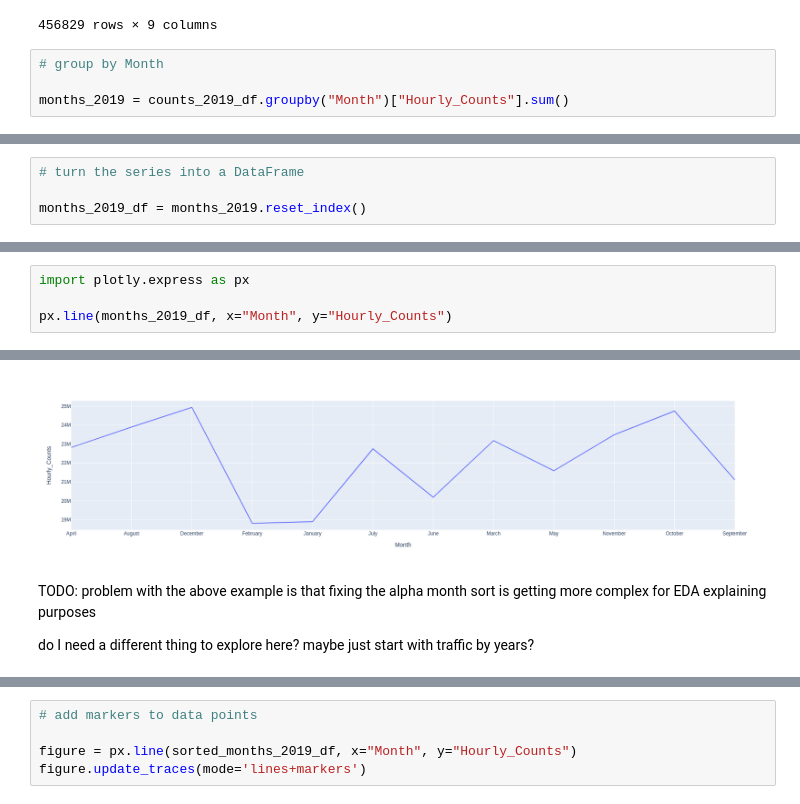
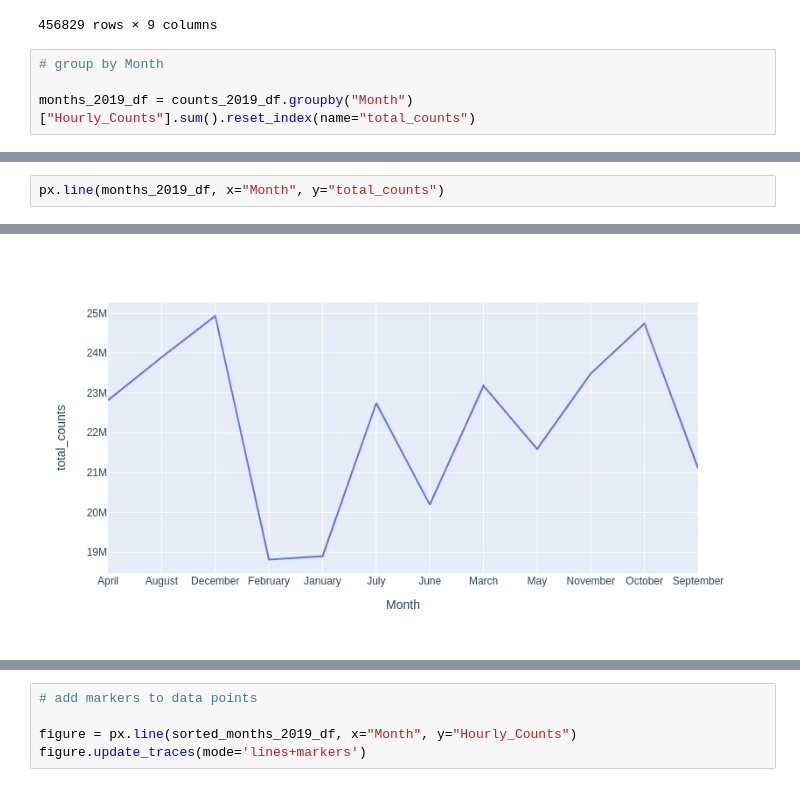
Before and after one commit to ned2/melbviz, a Jupyter notebook: notebooks/interactive_data_viz.ipynb, the cells around one changed output, grey strips where cells are left out. Saved outputs shown, nothing was run; the diff lists cells and outputs as text.

```diff
--- a/notebooks/interactive_data_viz.ipynb
+++ b/notebooks/interactive_data_viz.ipynb
@@ -247,5 +356,5 @@ counts_2019_df = counts_df[counts_df["Year"] == 2019]
 # %%
 # group by Month
 
-months_2019 = counts_2019_df.groupby("Month")["Hourly_Counts"].sum()
+months_2019_df = counts_2019_df.groupby("Month")["Hourly_Counts"].sum().reset_index(name="total_counts")
 # %% [output]
@@ -311,4 +373,0 @@ Name: Hourly_Counts, dtype: int64
-# %%
-# turn the series into a DataFrame
-
-months_2019_df = months_2019.reset_index()
@@ -329,5 +374,3 @@ months_2019_df = months_2019.reset_index()
 # %%
-import plotly.express as px
-
-px.line(months_2019_df, x="Month", y="Hourly_Counts")
+px.line(months_2019_df, x="Month", y="total_counts")
 # %% [output]
@@ -335,5 +377 @@ px.line(months_2019_df, x="Month", y="Hourly_Counts")
-[figure, old version]
+[figure, new version]
-# %% [markdown]
-TODO: problem with the above example is that fixing the alpha month sort is getting more complex for EDA explaining purposes
-
-do I need a different thing to explore here? maybe just start with traffic by years?
```
Also changed, not shown: parts of 43 cells of this notebook, 4 other files.
